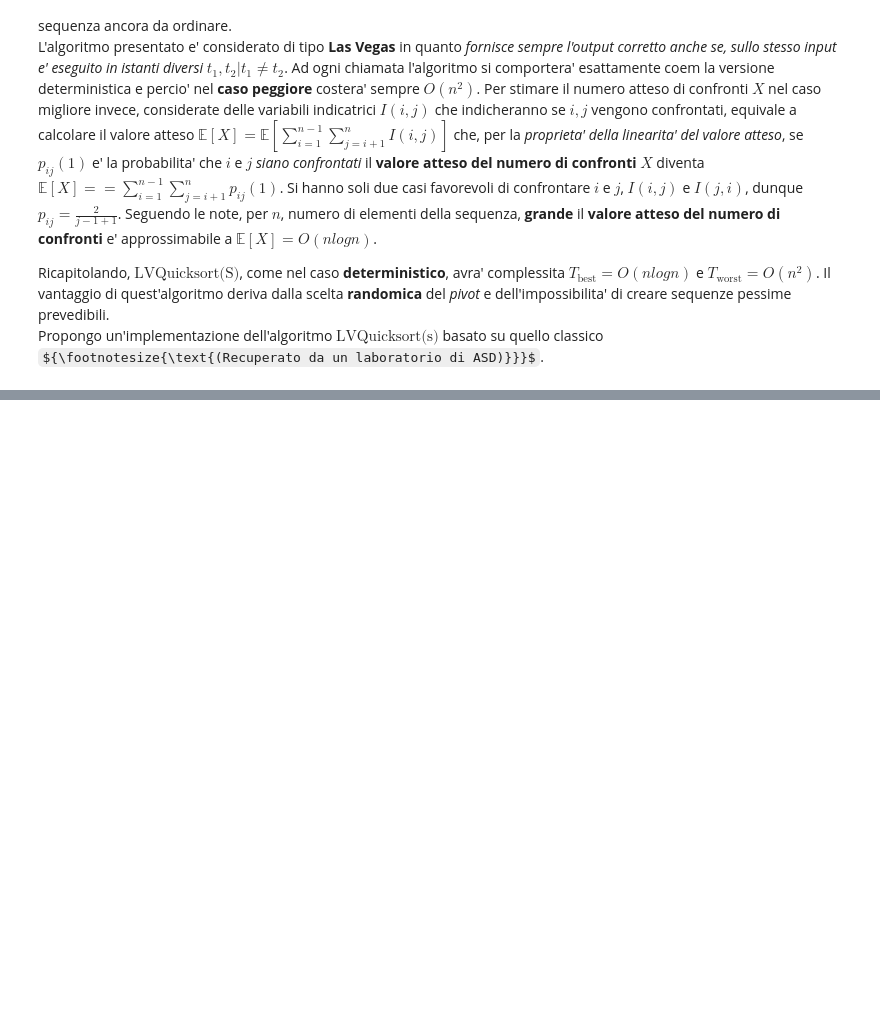
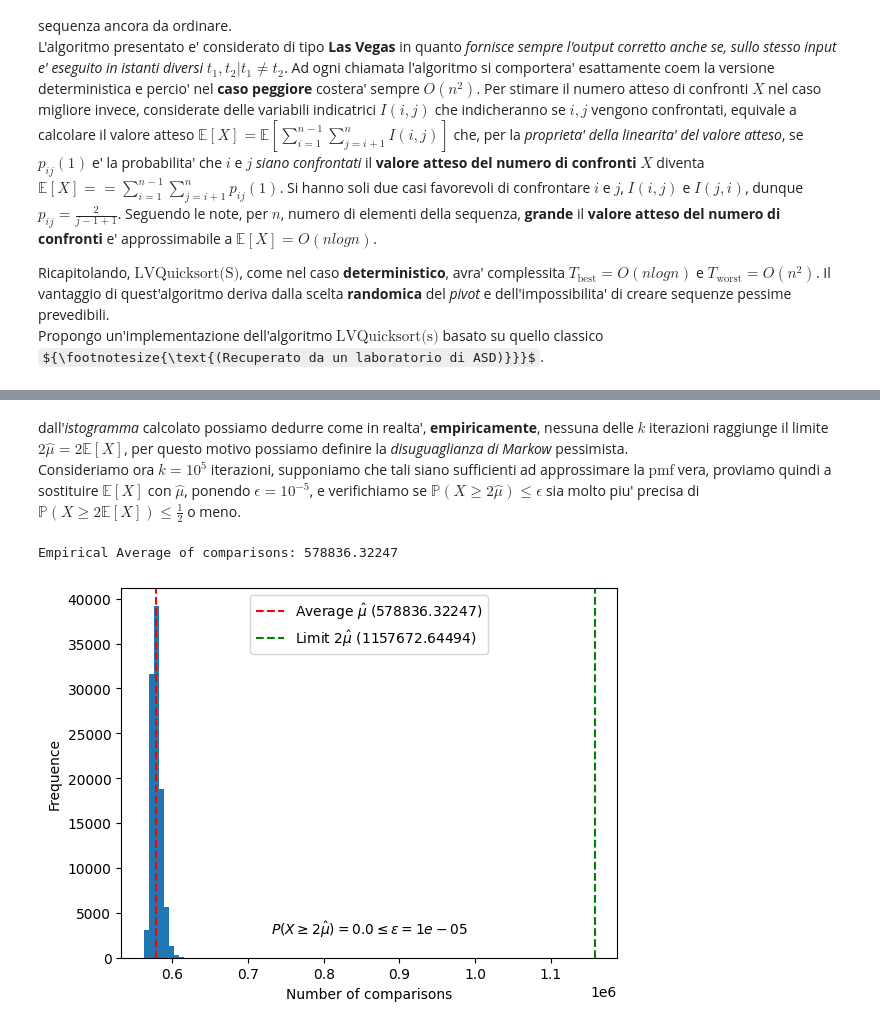
Before and after one commit to filippob04/APA-25-26, a Jupyter notebook: Assignments/3-Quicksort/code/QS.ipynb, the cells around one changed output, grey strips where cells are left out. Saved outputs shown, nothing was run; the diff lists cells and outputs as text; code cells hidden in the pictures; some formulas as TeX source; blank space fills up the shorter version.

```diff
--- a/Assignments/3-Quicksort/code/QS.ipynb
+++ b/Assignments/3-Quicksort/code/QS.ipynb
@@ -115,0 +141,41 @@ Come annunciato poco fa, essendo un algoritmo di tipologia **Monte Carlo**, $\te
+# %% [markdown]
+dall'_istogramma_ calcolato possiamo dedurre come in realta', **empiricamente**, nessuna delle $k$ iterazioni raggiunge il limite ${2\hat\mu = 2\mathbb{E}[X]}$, per questo motivo possiamo definire la _disuguaglianza di Markow_ pessimista. \
+Consideriamo ora $k = 10^5$ iterazioni, supponiamo che tali siano sufficienti ad approssimare la $\text{pmf}$ vera, proviamo quindi a sostituire $\mathbb{E}[X]$ con $\hat\mu$, ponendo $\epsilon = 10^{-5}$, e verifichiamo se $\mathbb{P}(X\geq2\hat\mu)\leq\epsilon$ sia molto piu' precisa di $\mathbb{P}(X\geq 2\mathbb{E}[X])\leq\frac{1}{2}$ o meno.
+# %%
+k = int(1e5) # 10^5 run
+def iter_lvqs(s, k):
+    x = []
+    for i in range(k):
+        s_copy = list(s)
+        x.append(lv_quicksort(s_copy))
+    return x
+x = iter_lvqs(s, k)
+
+u = sum(x) / len(x) # E[X] = u
+print(f"\nEmpirical Average of comparisons: {u}")
+limit = 2*u
+
+epsilon = 1e-5
+limit_cases = 0
+
+for i in x:
+    if i >= limit:
+        limit_cases += 1
+p = limit_cases / len(x) # P(X >= 2u)
+
+plt.hist(x)
+plt.axvline(u, color ='r', linestyle='dashed', label=rf'Average $\hat{{\mu}}$ ({u})')
+plt.axvline(limit, color ='g', linestyle='dashed', label=rf'Limit $2\hat{{\mu}}$ ({limit})')
+
+text = rf'$P(X\geq 2\hat{{\mu}})={p}\leq\epsilon={epsilon}$'
+plt.text(0.5, 0.05, text,
+         horizontalalignment='center',
+         verticalalignment='bottom',
+         transform=plt.gca().transAxes)
+plt.xlabel('Number of comparisons')
+plt.ylabel('Frequence')
+plt.legend()
+plt.show()
+# %% [output]
+Empirical Average of comparisons: 578836.32247
+[figure, added]
```
Also changed, not shown: parts of 12 cells of this notebook, 3 other files.
